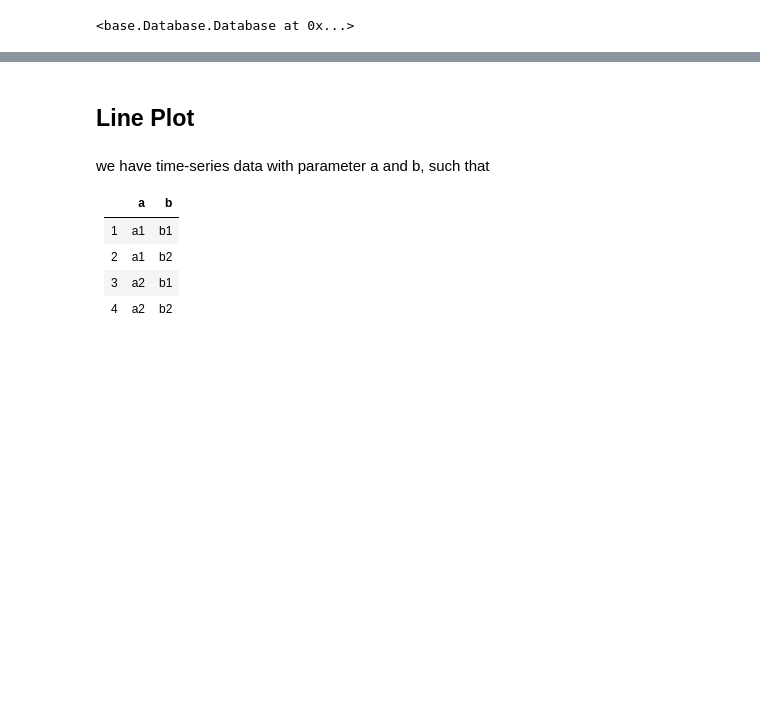
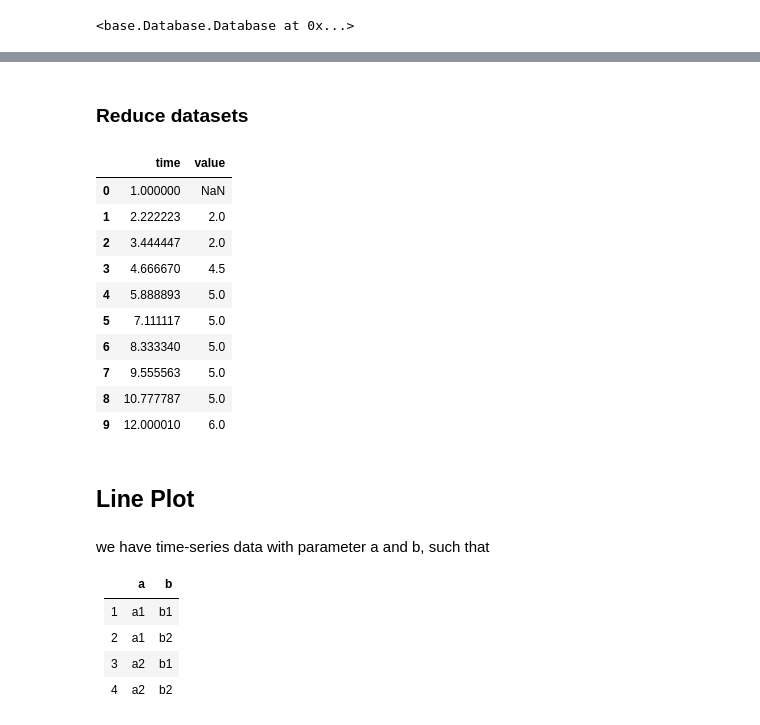
Before and after one commit to nariaki3551/SumExp, a Jupyter notebook: sumexp_expample1/example1.ipynb, the cells around one changed output, grey strips where cells are left out. Saved outputs shown, nothing was run; the diff lists cells and outputs as text; code cells hidden in the pictures; blank space fills up the shorter version.

Commit message:
add reduce function

```diff
--- a/sumexp_expample1/example1.ipynb
+++ b/sumexp_expample1/example1.ipynb
@@ -154,3 +165,21 @@ database.setAll()
+# %% [markdown]
+### Reduce datasets
+# %%
+sub_database.sub(param=Param(a='a1', b='b1'))
+dataset = sub_database.reduce('time', items=['value'], num=10)  # reduce with key=time
+dataset.toDataFrame()
+# %% [output]
+|  | time | value |
+| 0 | 1.000000 | NaN |
+| 1 | 2.222223 | 2.0 |
+| 2 | 3.444447 | 2.0 |
+| 3 | 4.666670 | 4.5 |
+| 4 | 5.888893 | 5.0 |
+| 5 | 7.111117 | 5.0 |
+| 6 | 8.333340 | 5.0 |
+| 7 | 9.555563 | 5.0 |
+| 8 | 10.777787 | 5.0 |
+| 9 | 12.000010 | 6.0 |
 # %% [markdown]
 ## Line Plot
 # %% [markdown]
```
Also changed, not shown: parts of 22 cells of this notebook, 2 other files.
